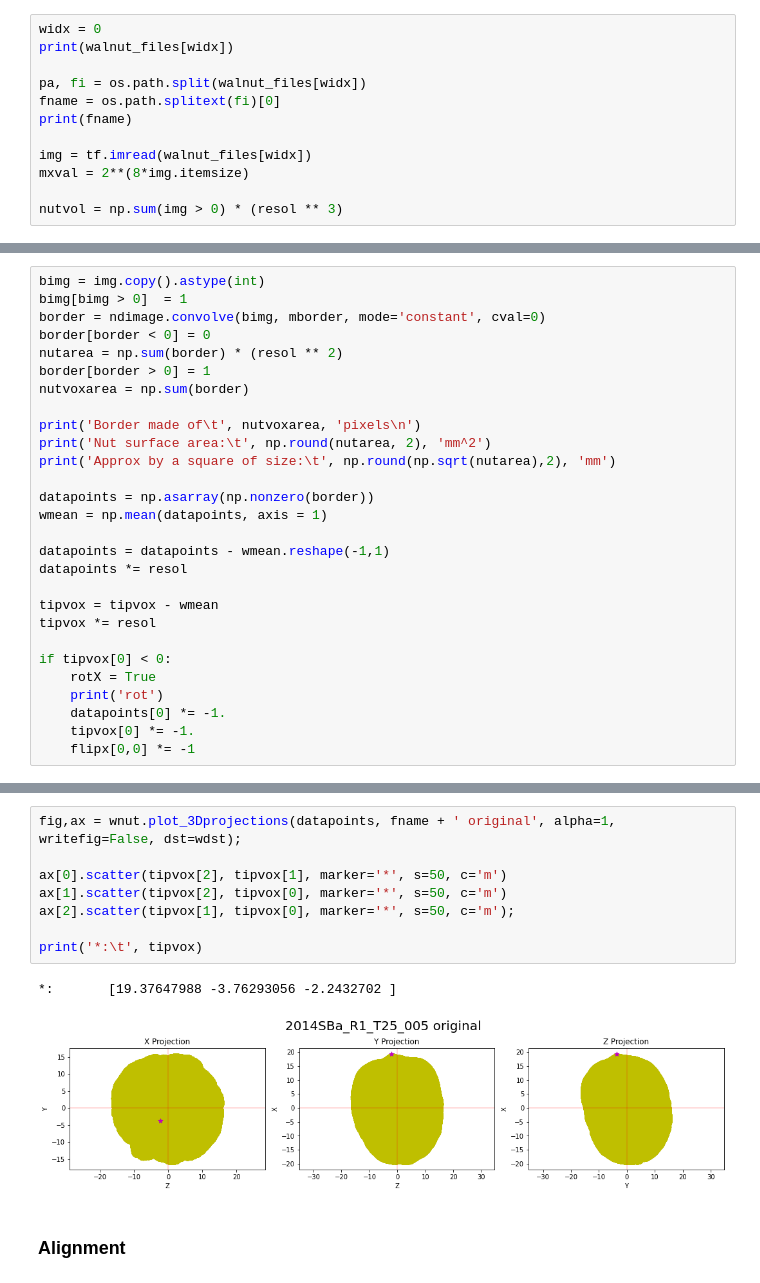
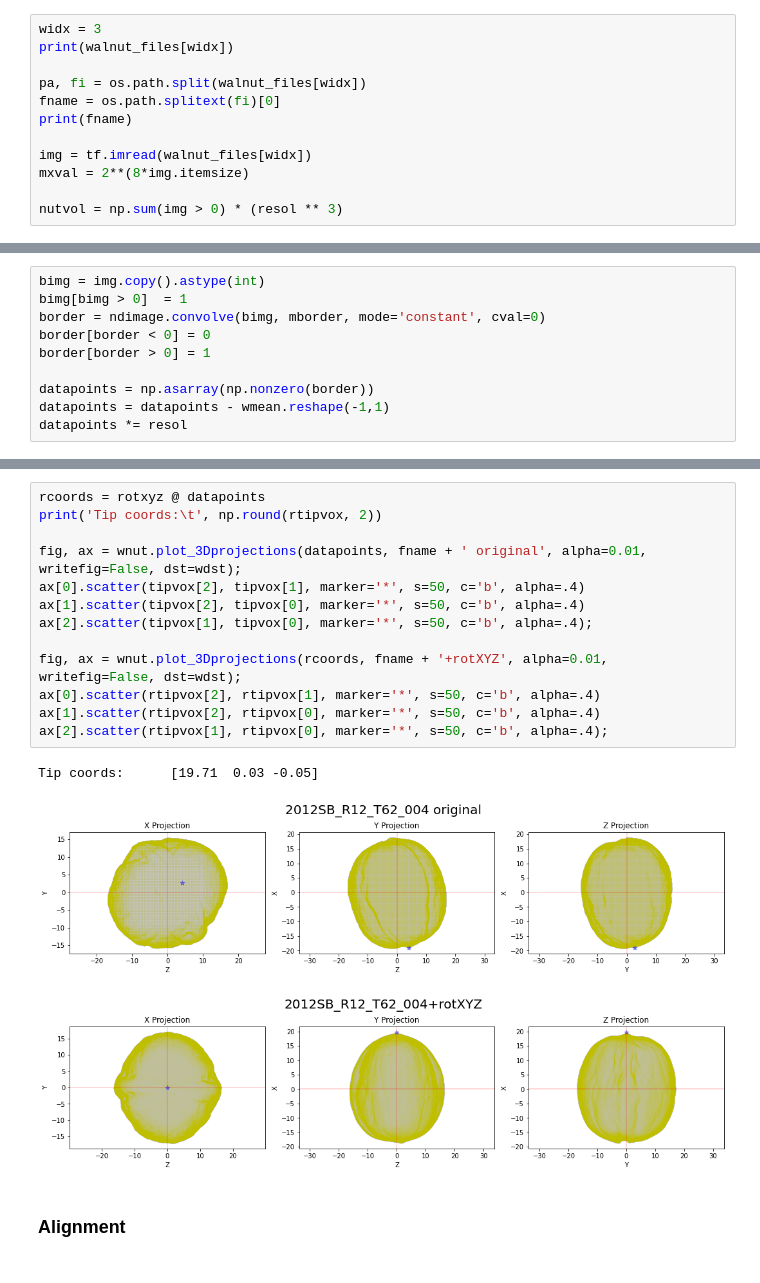
Before and after one commit to amezqui3/walnut_tda, a Jupyter notebook: jupyter/06_nut_alignment-Copy2.ipynb, the cells around one changed output, grey strips where cells are left out. Saved outputs shown, nothing was run; the diff lists cells and outputs as text.

```diff
--- a/jupyter/06_nut_alignment-Copy2.ipynb
+++ b/jupyter/06_nut_alignment-Copy2.ipynb
@@ -47,5 +55,5 @@ print(wdst)
 # %%
-widx = 0
+widx = 3
 print(walnut_files[widx])
 
 pa, fi = os.path.split(walnut_files[widx])
@@ -123,26 +92,8 @@ bimg = img.copy().astype(int)
 bimg[bimg > 0]  = 1
 border = ndimage.convolve(bimg, mborder, mode='constant', cval=0)
 border[border < 0] = 0
-nutarea = np.sum(border) * (resol ** 2)
 border[border > 0] = 1
-nutvoxarea = np.sum(border)
-
-print('Border made of\t', nutvoxarea, 'pixels\n')
-print('Nut surface area:\t', np.round(nutarea, 2), 'mm^2')
-print('Approx by a square of size:\t', np.round(np.sqrt(nutarea),2), 'mm')
 
 datapoints = np.asarray(np.nonzero(border))
-wmean = np.mean(datapoints, axis = 1)
-
 datapoints = datapoints - wmean.reshape(-1,1)
 datapoints *= resol
-
-tipvox = tipvox - wmean
-tipvox *= resol
-
-if tipvox[0] < 0:
-    rotX = True
-    print('rot')
-    datapoints[0] *= -1.
-    tipvox[0] *= -1.
-    flipx[0,0] *= -1
@@ -155,13 +100,19 @@ rot
 # %%
-fig,ax = wnut.plot_3Dprojections(datapoints, fname + ' original', alpha=1, writefig=False, dst=wdst);
+rcoords = rotxyz @ datapoints
+print('Tip coords:\t', np.round(rtipvox, 2))
 
-ax[0].scatter(tipvox[2], tipvox[1], marker='*', s=50, c='m')
-ax[1].scatter(tipvox[2], tipvox[0], marker='*', s=50, c='m')
-ax[2].scatter(tipvox[1], tipvox[0], marker='*', s=50, c='m');
+fig, ax = wnut.plot_3Dprojections(datapoints, fname + ' original', alpha=0.01, writefig=False, dst=wdst);
+ax[0].scatter(tipvox[2], tipvox[1], marker='*', s=50, c='b', alpha=.4)
+ax[1].scatter(tipvox[2], tipvox[0], marker='*', s=50, c='b', alpha=.4)
+ax[2].scatter(tipvox[1], tipvox[0], marker='*', s=50, c='b', alpha=.4);
 
-print('*:\t', tipvox)
+fig, ax = wnut.plot_3Dprojections(rcoords, fname + '+rotXYZ', alpha=0.01, writefig=False, dst=wdst);
+ax[0].scatter(rtipvox[2], rtipvox[1], marker='*', s=50, c='b', alpha=.4)
+ax[1].scatter(rtipvox[2], rtipvox[0], marker='*', s=50, c='b', alpha=.4)
+ax[2].scatter(rtipvox[1], rtipvox[0], marker='*', s=50, c='b', alpha=.4);
 # %% [output]
-*:       [19.37647988 -3.76293056 -2.2432702 ]
+Tip coords:      [19.71  0.03 -0.05]
-[figure, old version]
+[figure, new version]
+[figure, added]
 # %% [markdown]
 ### Alignment
```
Also changed, not shown: parts of 21 cells of this notebook, 17 other files.
